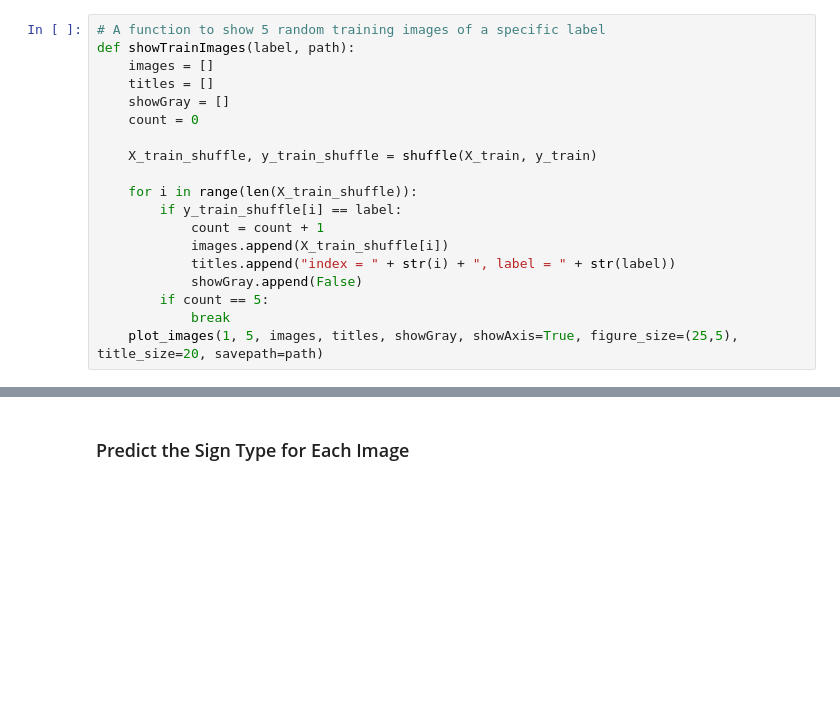
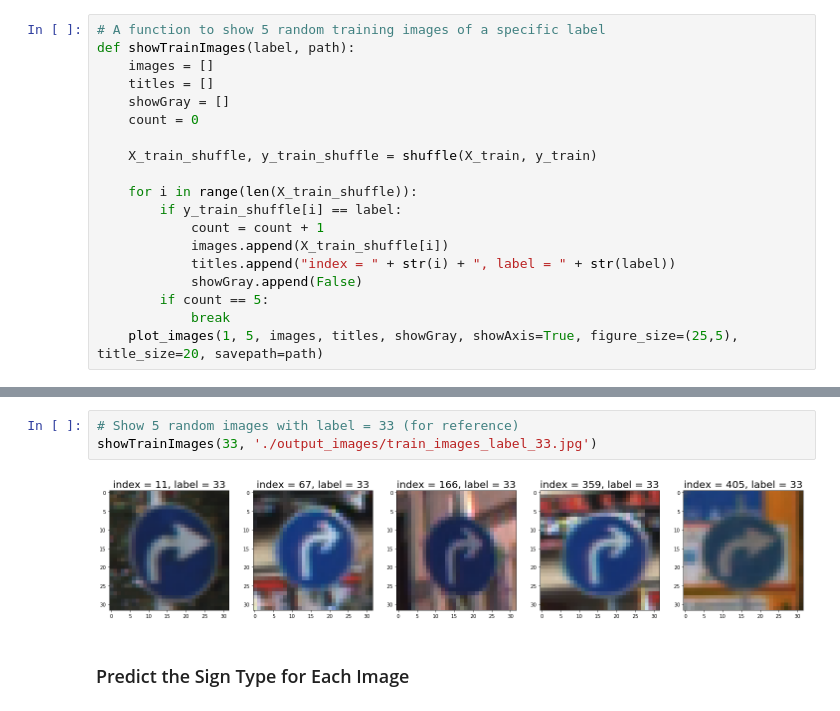
Before and after one commit to pl80tech/CarND-Traffic-Sign-Classifier, a Jupyter notebook: Traffic_Sign_Classifier.ipynb, the cells around one changed output, grey strips where cells are left out. Cells and saved outputs as stored; diff of their text form; blank space fills up the shorter version.

```diff
--- a/Traffic_Sign_Classifier.ipynb
+++ b/Traffic_Sign_Classifier.ipynb
@@ -1051,3 +1068,8 @@ showTrainImages(8, './output_images/train_images_label_8.jpg')
+# %%
+# Show 5 random images with label = 33 (for reference)
+showTrainImages(33, './output_images/train_images_label_33.jpg')
+# %% [output]
+[figure, added]
 # %% [markdown]
 ### Predict the Sign Type for Each Image
 # %%
```
Also changed, not shown: parts of 5 cells of this notebook.
